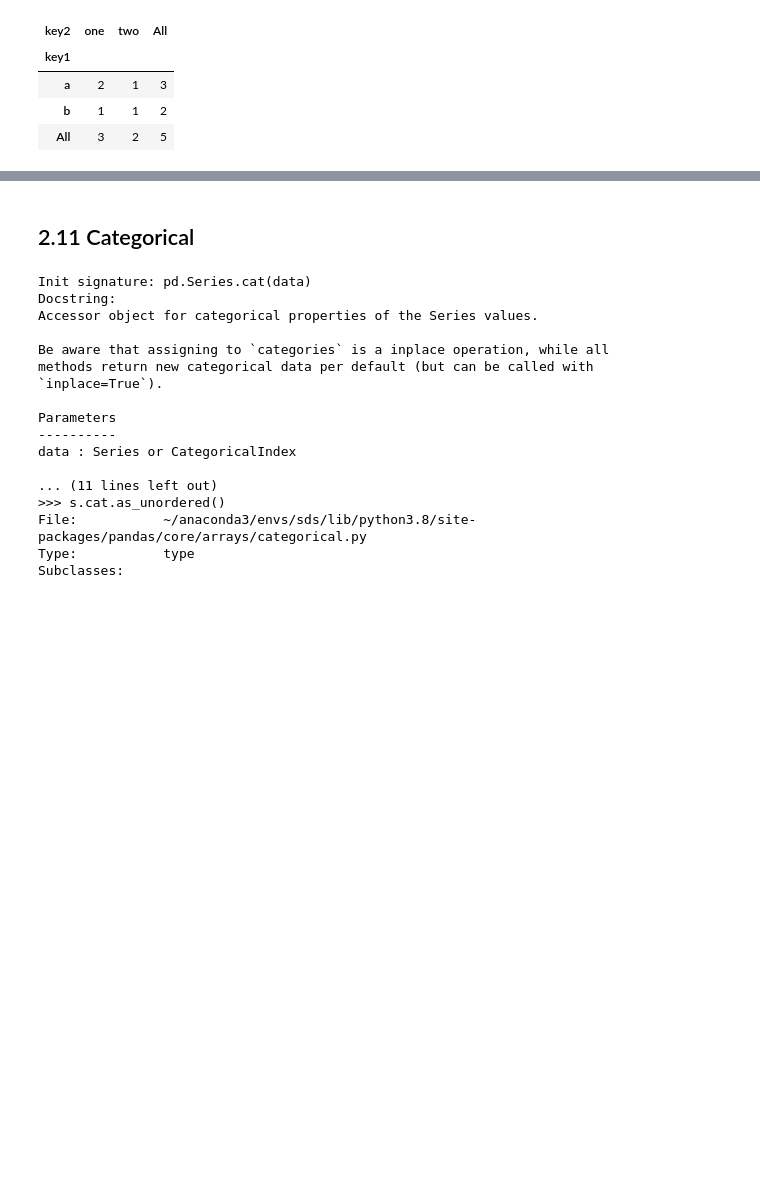
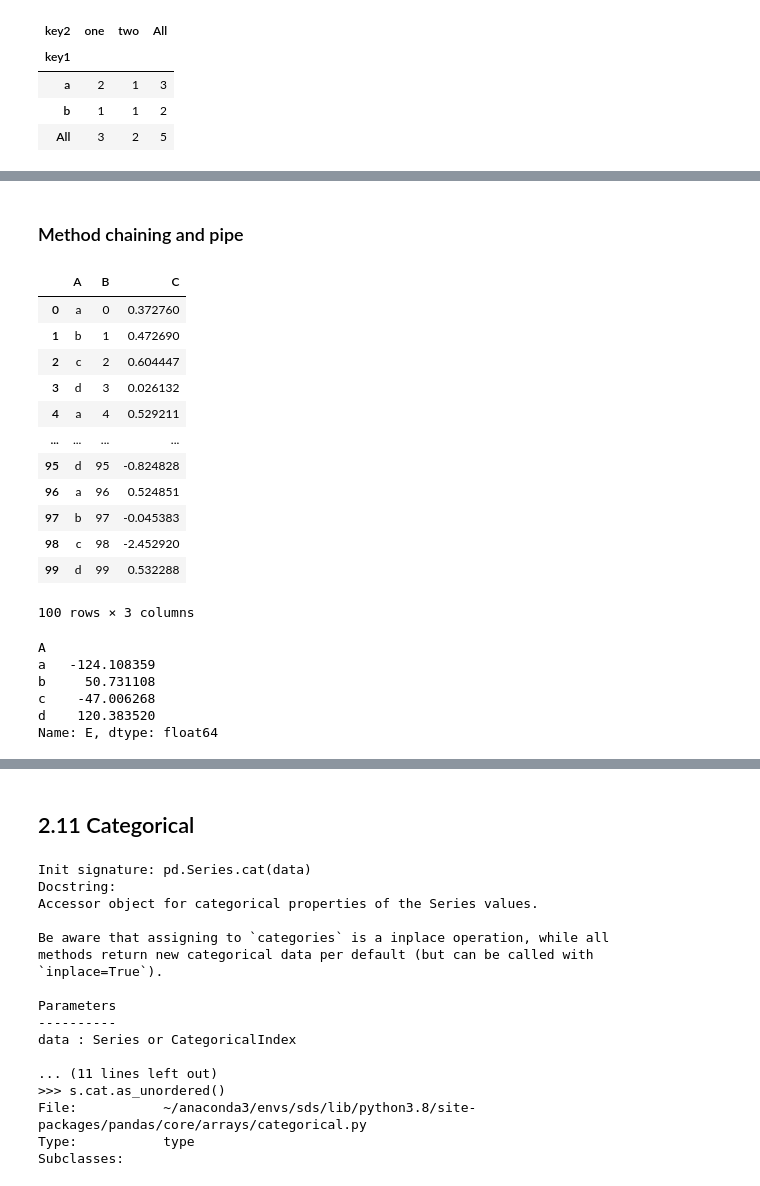
Before and after one commit to boyuan-li/BL-data-processing, a Jupyter notebook: Numpy and pandas.ipynb, the cells around one changed output, grey strips where cells are left out. Cells and saved outputs as stored; diff of their text form; code cells hidden in the pictures; blank space fills up the shorter version.

```diff
--- a/Numpy and pandas.ipynb
+++ b/Numpy and pandas.ipynb
@@ -2581,0 +2742,36 @@ pd.crosstab(index = df.key1,
+# %% [markdown]
+### Method chaining and pipe
+# %%
+df = pd.DataFrame({'A':['a','b','c','d'] * 25,
+                   'B':np.arange(100),
+                   'C':np.random.randn(100)})
+df
+# %% [output]
+|  | A | B | C |
+| 0 | a | 0 | 0.372760 |
+| 1 | b | 1 | 0.472690 |
+| 2 | c | 2 | 0.604447 |
+| 3 | d | 3 | 0.026132 |
+| 4 | a | 4 | 0.529211 |
+| ... | ... | ... | ... |
+| 95 | d | 95 | -0.824828 |
+| 96 | a | 96 | 0.524851 |
+| 97 | b | 97 | -0.045383 |
+| 98 | c | 98 | -2.452920 |
+| 99 | d | 99 | 0.532288 |
+100 rows × 3 columns
+# %%
+(df
+ [lambda x: x.C > 0]
+ .assign(D = df.B * df.C)
+ .assign(E = lambda x: x.D - x.D.mean())
+ .groupby('A')
+ .E
+ .sum())
+# %% [output]
+A
+a   -124.108359
+b     50.731108
+c    -47.006268
+d    120.383520
+Name: E, dtype: float64
```
Also changed, not shown: parts of 174 cells of this notebook.
